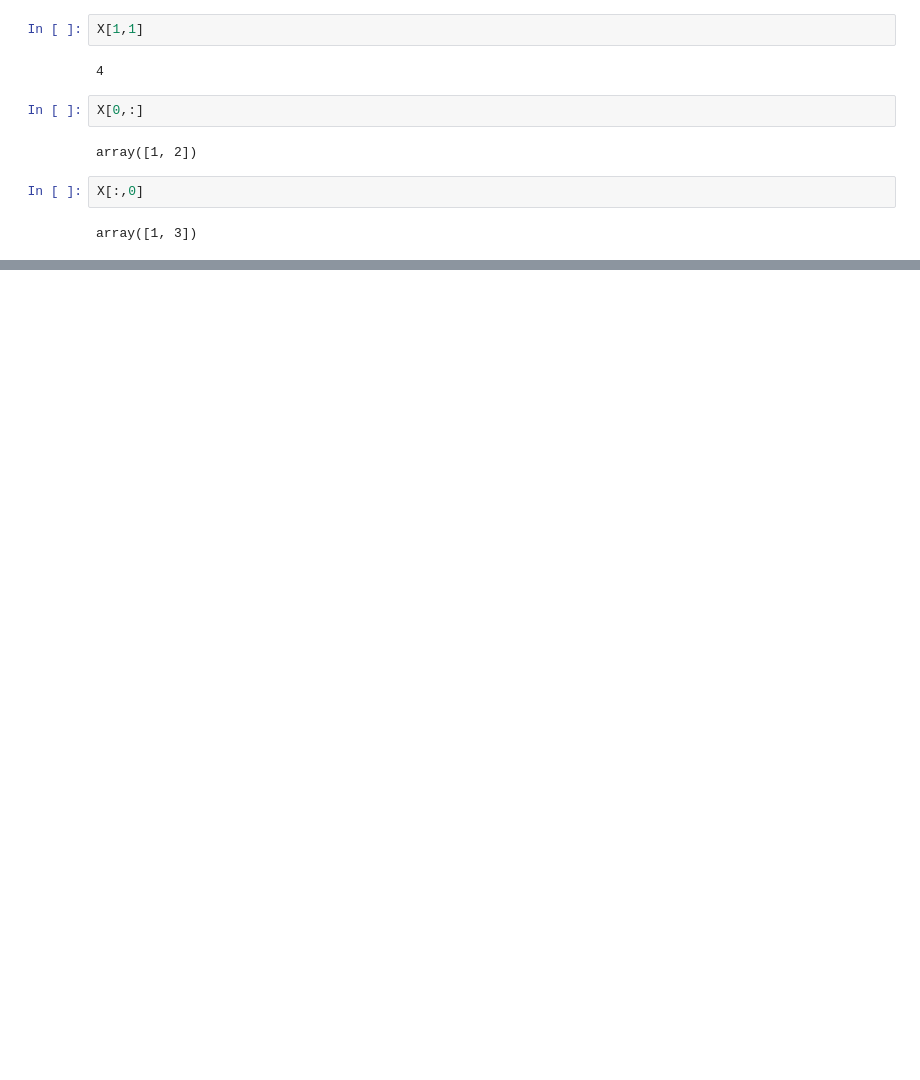
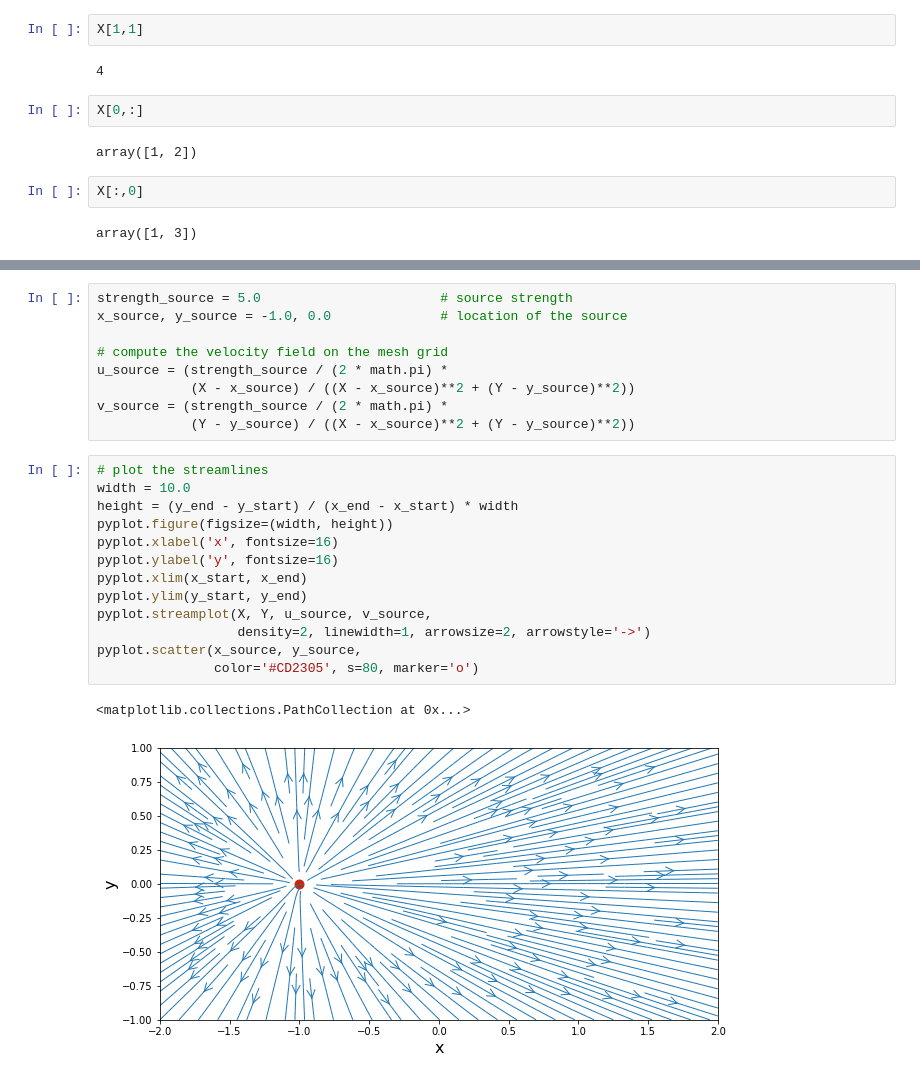
Before and after one commit to tianjiaozhang678/mae6226, a Jupyter notebook: Class2.ipynb, the cells around one changed output, grey strips where cells are left out. Saved outputs shown, nothing was run; the diff lists cells and outputs as text; blank space fills up the shorter version.

Commit message:
finish sink/source streamlines

```diff
--- a/Class2.ipynb
+++ b/Class2.ipynb
@@ -156,0 +220,25 @@ array([1, 3])
+# %%
+strength_source = 5.0                       # source strength
+x_source, y_source = -1.0, 0.0              # location of the source
+
+# compute the velocity field on the mesh grid
+u_source = (strength_source / (2 * math.pi) *
+            (X - x_source) / ((X - x_source)**2 + (Y - y_source)**2))
+v_source = (strength_source / (2 * math.pi) *
+            (Y - y_source) / ((X - x_source)**2 + (Y - y_source)**2))
+# %%
+# plot the streamlines
+width = 10.0
+height = (y_end - y_start) / (x_end - x_start) * width
+pyplot.figure(figsize=(width, height))
+pyplot.xlabel('x', fontsize=16)
+pyplot.ylabel('y', fontsize=16)
+pyplot.xlim(x_start, x_end)
+pyplot.ylim(y_start, y_end)
+pyplot.streamplot(X, Y, u_source, v_source,
+                  density=2, linewidth=1, arrowsize=2, arrowstyle='->')
+pyplot.scatter(x_source, y_source,
+               color='#CD2305', s=80, marker='o')
+# %% [output]
+<matplotlib.collections.PathCollection at 0x...>
+[figure, added]
```
Also changed, not shown: parts of 23 cells of this notebook.
